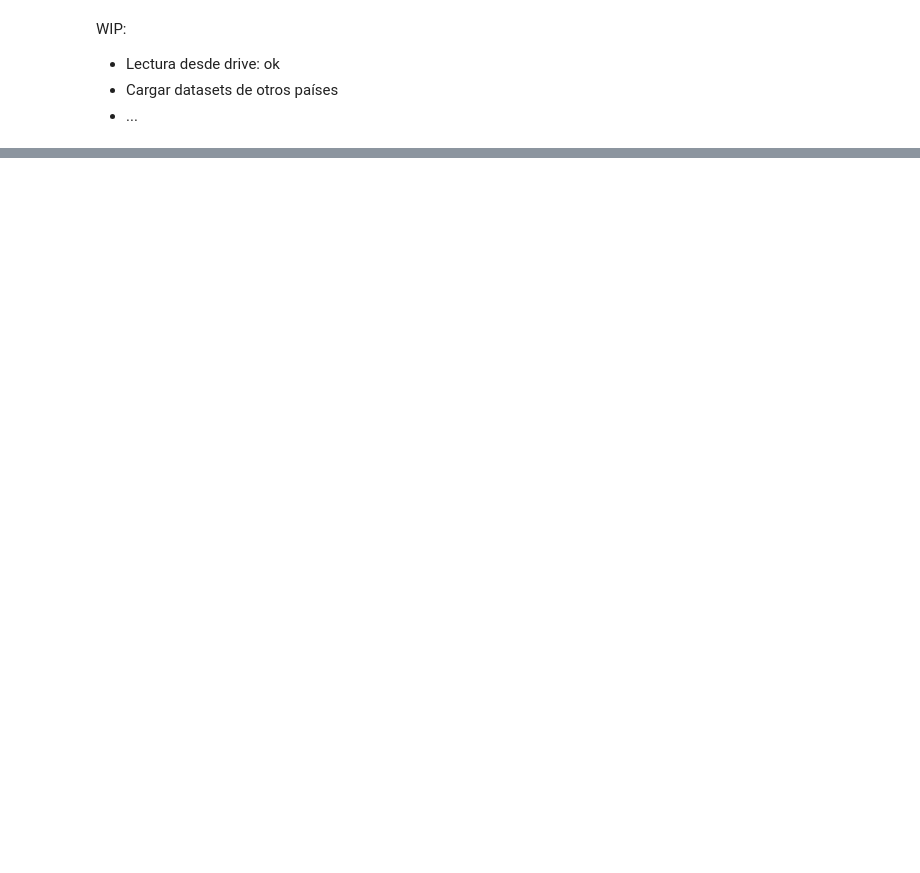
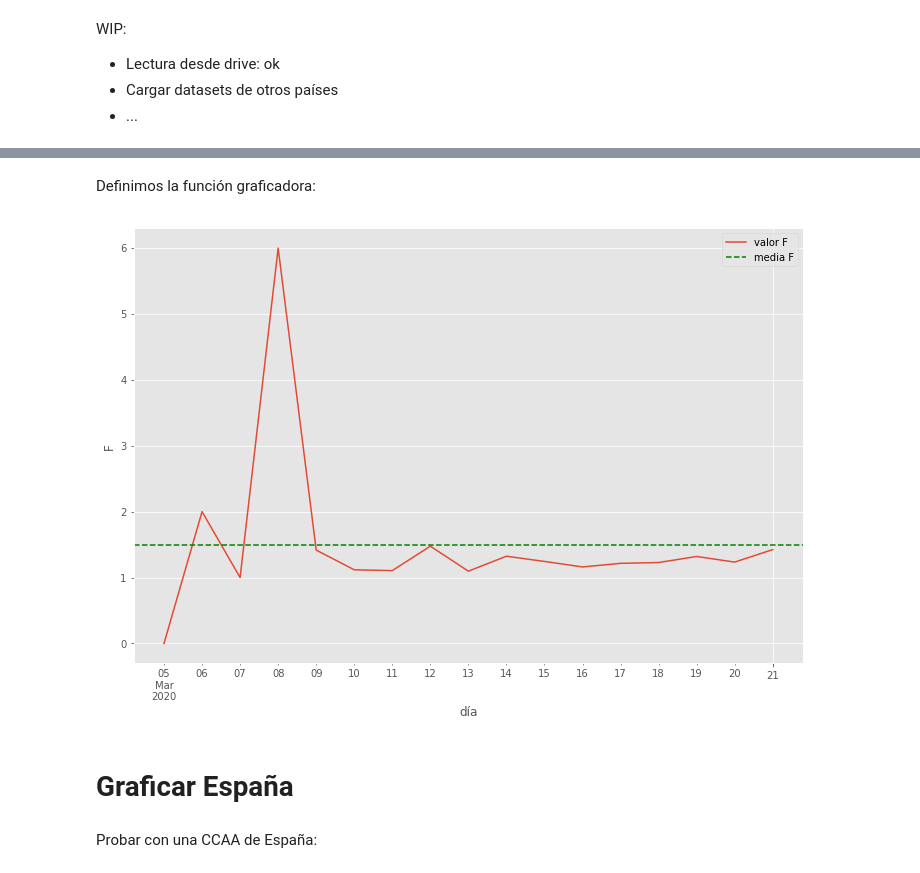
Before and after one commit to LeoMorales/monitoreo-f-pandemia, a Jupyter notebook: Evolución factor problemático covid-19.ipynb, the cells around one changed output, grey strips where cells are left out. Drawn from its saved outputs; the diff is of its cells as text; code cells hidden in the pictures; blank space fills up the shorter version.

Commit message:
graficar CCAAs de España

```diff
--- a/Evolución factor problemático covid-19.ipynb
+++ b/Evolución factor problemático covid-19.ipynb
@@ -136,0 +182,23 @@ WIP:
+# %%
+def calcular_f_diario(data: pd.DataFrame, work_col: str, date_col:str,
+                      date_col_format: str = "%d/%m/%Y") -> pd.DataFrame:
+
+    response = data[[date_col, work_col]].copy()
+    response.reset_index(inplace=True)
+    response[date_col] = pd.to_datetime(response[date_col], format=date_col_format)
+    response.sort_values(by=date_col, ascending=True, inplace=True)
+
+    response.loc[0, 'F'] = 0
+    for current in range(1, len(response)):
+        # el F para hoy es: casos hoy / casos ayer
+        try:
+            response.loc[current, 'F'] = response.loc[current, work_col] / response.loc[ current -1 , work_col]
+        except ZeroDivisionError:
+            response.loc[current, 'F'] = 0
+
+    response.set_index(date_col, inplace=True)
+    #response.sort_index(inplace=True)
+
+    return response
+# %%
+resp = calcular_f_diario(data, work_col='casos', date_col='dia')
@@ -136,0 +227,24 @@ WIP:
+# %% [markdown]
+Definimos la función graficadora:
+# %%
+def graficar_f(data: pd.DataFrame, work_column: str):
+    # retorna lo ejes para seguir dibujando en el plot
+
+    ax = plt.gca()
+    data[work_column].plot(label=f'valor {work_column}', figsize=(12, 8))
+    plt.axhline(data[work_column].mean(), color='g', linestyle='--', label=f'media {work_column}')
+
+    plt.ylabel(f'{work_column}')
+    plt.xlabel('día')
+    plt.legend()
+
+    plt.show()
+    #return ax
+# %%
+graficar_f(resp, 'F')
+# %% [output]
+[figure, added]
+# %% [markdown]
+# Graficar España
+# %% [markdown]
+Probar con una CCAA de España:
```
Also changed, not shown: parts of 29 cells of this notebook.
